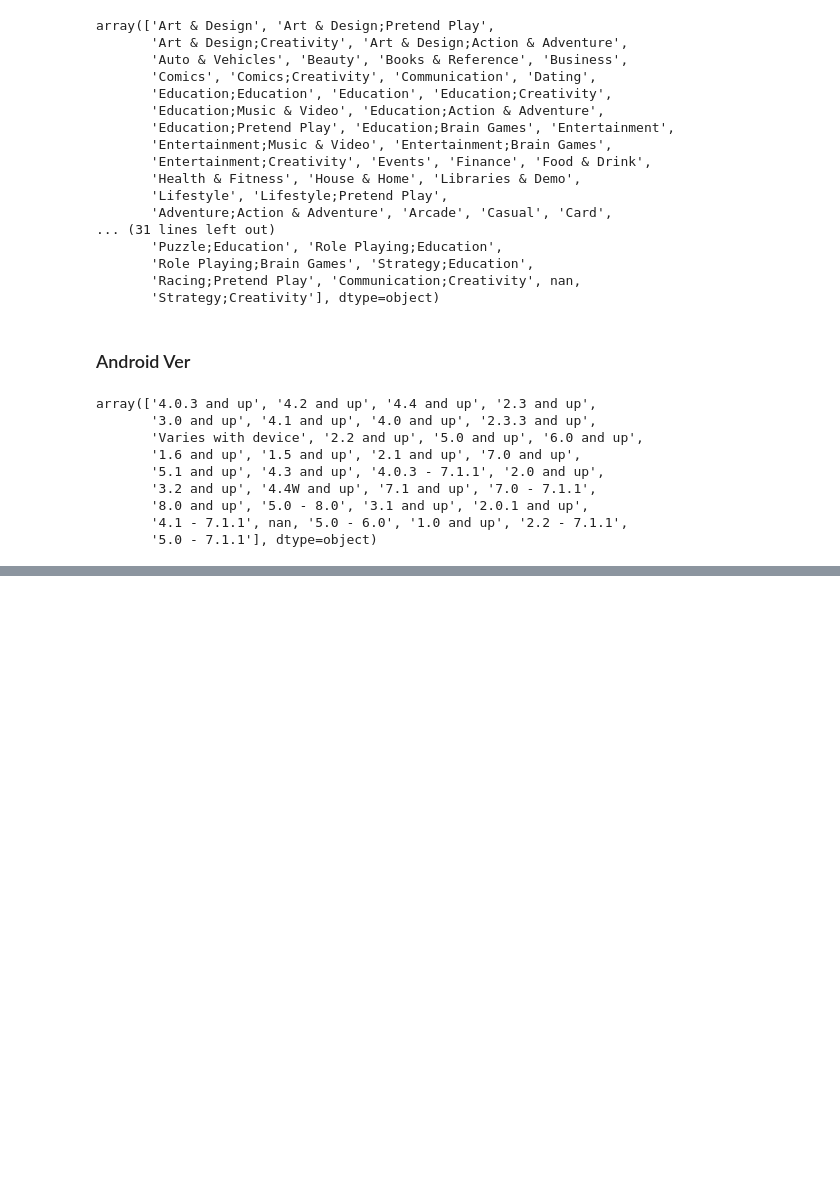
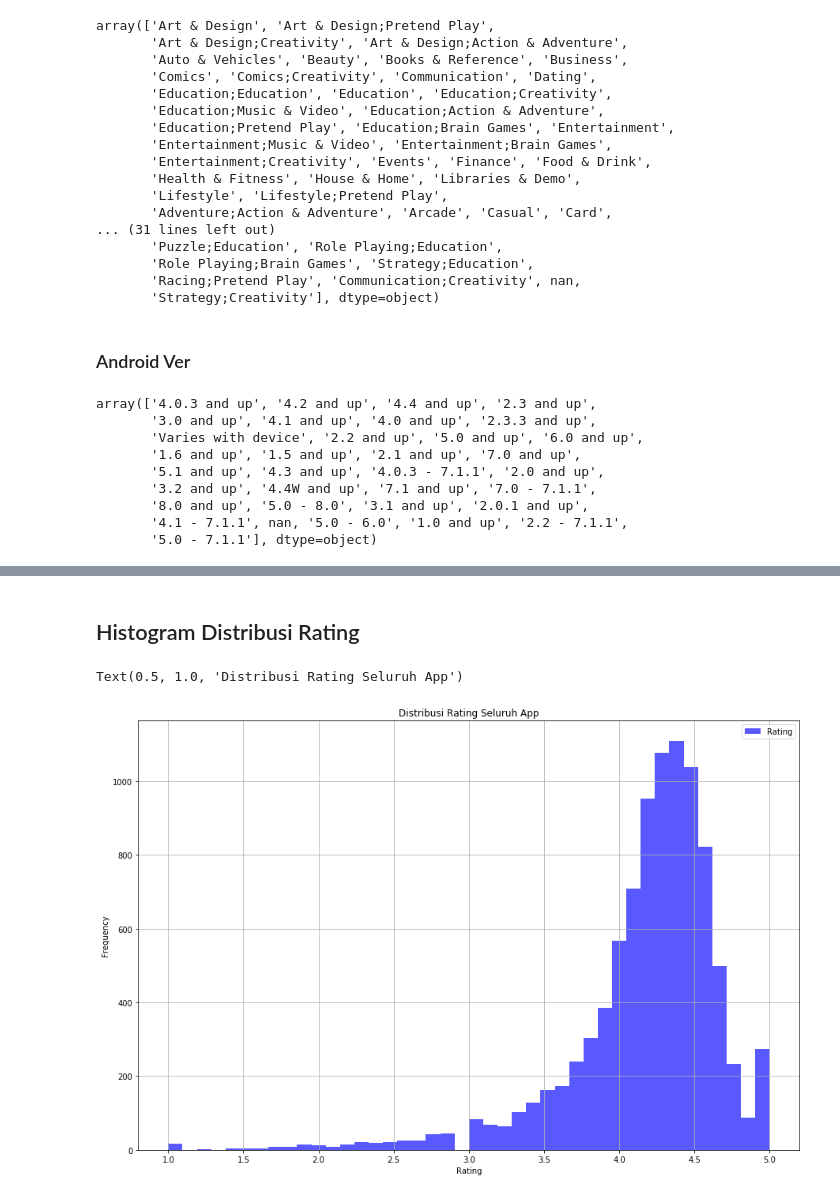
Before and after one commit to rafaelstevi/GooglePlaystore, a Jupyter notebook: Files/eda-googleplaystore.ipynb, the cells around one changed output, grey strips where cells are left out. Cells and saved outputs as stored; diff of their text form; code cells hidden in the pictures; blank space fills up the shorter version.

```diff
--- a/Files/eda-googleplaystore.ipynb
+++ b/Files/eda-googleplaystore.ipynb
@@ -393,0 +466,10 @@ array(['4.0.3 and up', '4.2 and up', '4.4 and up', '2.3 and up',
+# %% [markdown]
+## Histogram Distribusi Rating
+# %%
+dfGapps["Rating"].plot(kind="hist",color="blue",bins=42,grid=True,alpha=0.65,label="Rating",figsize=(15,10))
+plt.legend()
+plt.xlabel("Rating")
+plt.title("Distribusi Rating Seluruh App")
+# %% [output]
+Text(0.5, 1.0, 'Distribusi Rating Seluruh App')
+[figure, added]
```
Also changed, not shown: parts of 20 cells of this notebook.
